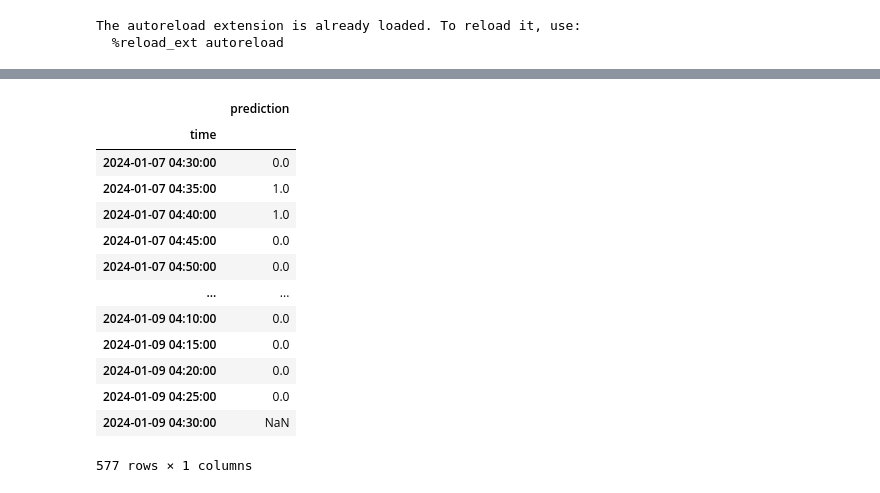
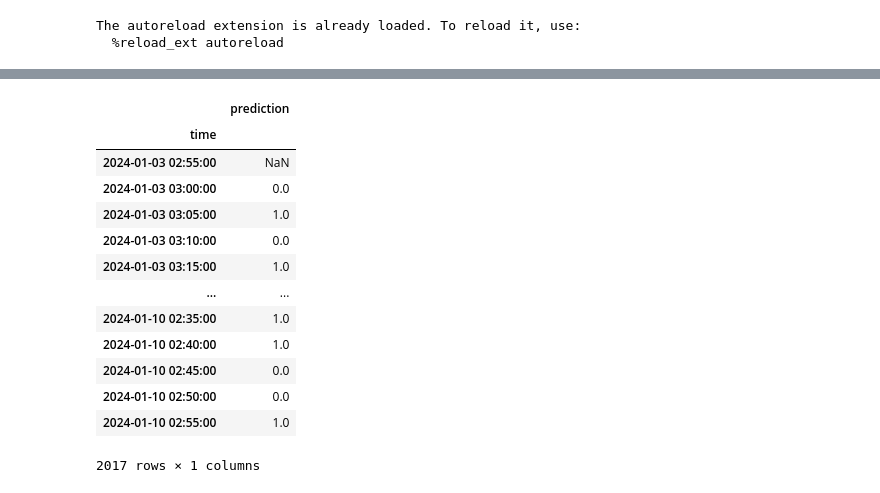
Before and after one commit to joliveros/exchange-data, a Jupyter notebook: notebooks/Predictions PNL.ipynb, the cells around one changed output, grey strips where cells are left out. Saved outputs shown, nothing was run; the diff lists cells and outputs as text; code cells hidden in the pictures.

```diff
--- a/notebooks/Predictions PNL.ipynb
+++ b/notebooks/Predictions PNL.ipynb
@@ -42,7 +42,7 @@ The autoreload extension is already loaded. To reload it, use:
   %reload_ext autoreload
 # %%
 meas = 'prediction_UNFIUSDT'
-points = db.query(f'SELECT last(prediction) as prediction FROM {meas} WHERE time > now() - 2d GROUP BY time(5m)').get_points(meas)
+points = db.query(f'SELECT last(prediction) as prediction FROM {meas} WHERE time > now() - 7d GROUP BY time(5m)').get_points(meas)
 rows = []
 
 for data in points:
@@ -58,16 +58,16 @@ pred_df
 |  | prediction |
 | time |  |
-| 2024-01-07 04:30:00 | 0.0 |
-| 2024-01-07 04:35:00 | 1.0 |
-| 2024-01-07 04:40:00 | 1.0 |
-| 2024-01-07 04:45:00 | 0.0 |
-| 2024-01-07 04:50:00 | 0.0 |
+| 2024-01-03 02:55:00 | NaN |
+| 2024-01-03 03:00:00 | 0.0 |
+| 2024-01-03 03:05:00 | 1.0 |
+| 2024-01-03 03:10:00 | 0.0 |
+| 2024-01-03 03:15:00 | 1.0 |
 | ... | ... |
-| 2024-01-09 04:10:00 | 0.0 |
-| 2024-01-09 04:15:00 | 0.0 |
-| 2024-01-09 04:20:00 | 0.0 |
-| 2024-01-09 04:25:00 | 0.0 |
-| 2024-01-09 04:30:00 | NaN |
+| 2024-01-10 02:35:00 | 1.0 |
+| 2024-01-10 02:40:00 | 1.0 |
+| 2024-01-10 02:45:00 | 0.0 |
+| 2024-01-10 02:50:00 | 0.0 |
+| 2024-01-10 02:55:00 | 1.0 |
-577 rows × 1 columns
+2017 rows × 1 columns
 # %%
 meas = 'UNFIUSDT_OrderBookFrame'
```
Also changed, not shown: parts of 4 cells of this notebook, 6 other files.
